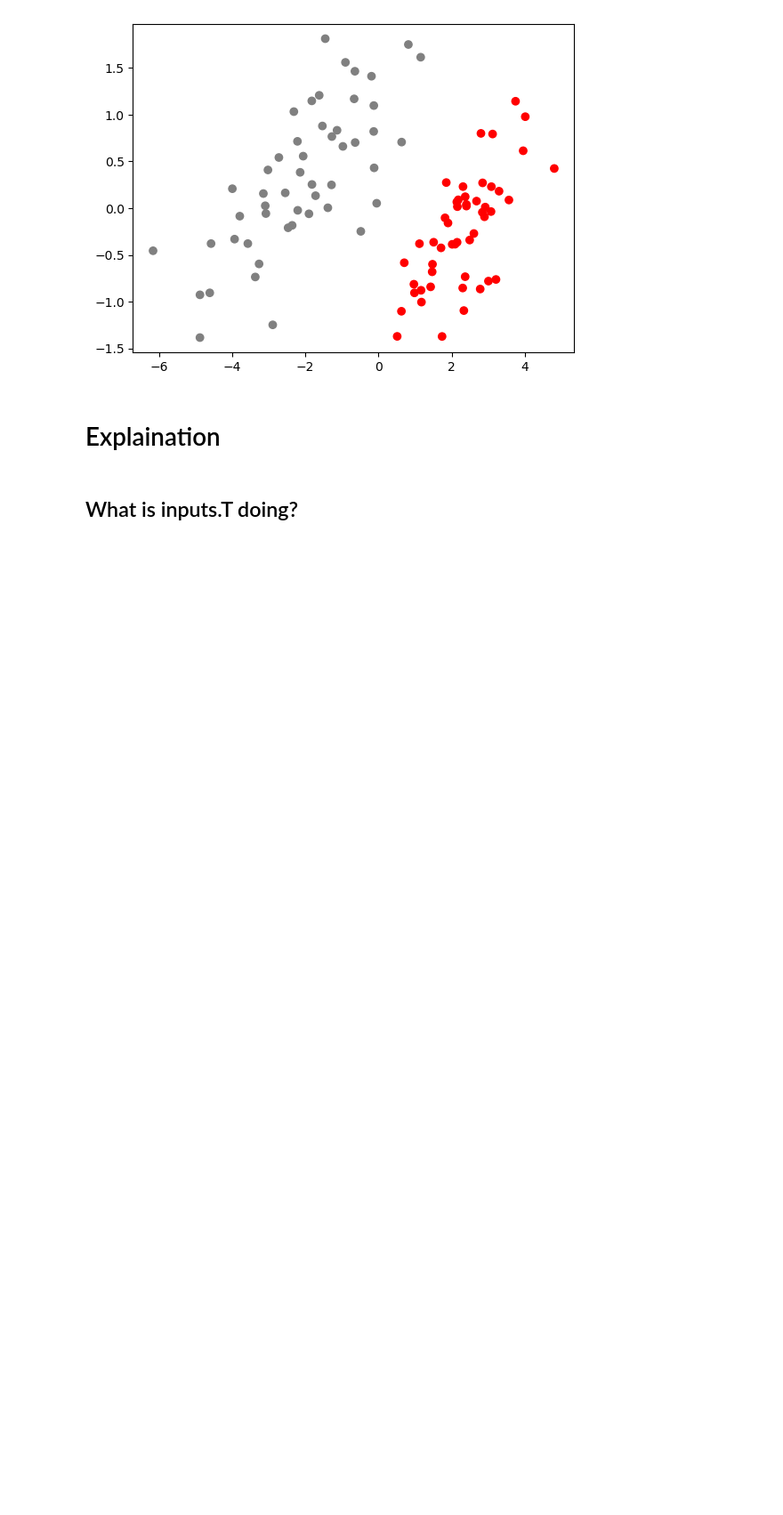
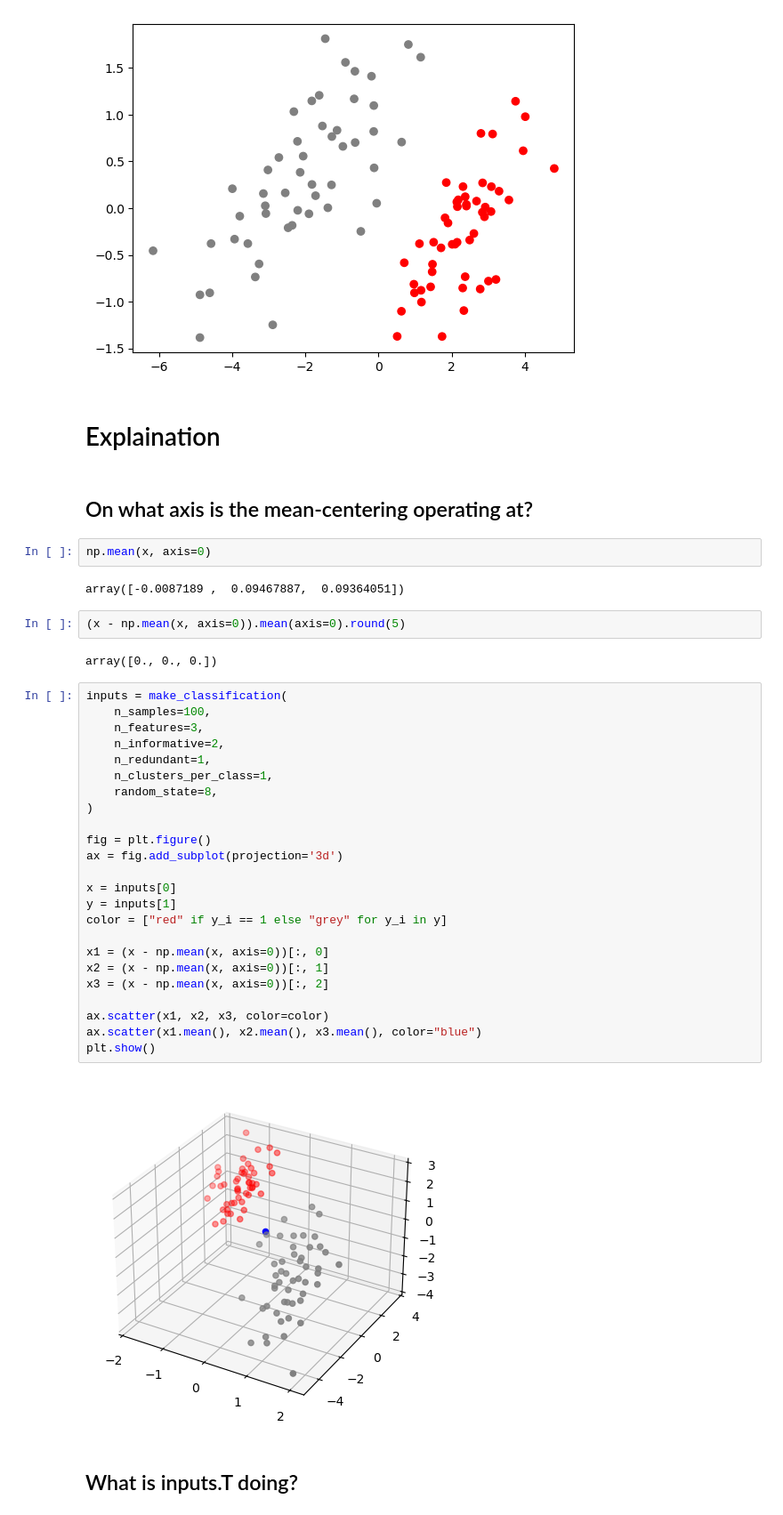
Before and after one commit to danjelito/ml-from-scratch, a Jupyter notebook: pca.ipynb, the cells around one changed output. Shown at 89% size. Cells and saved outputs as stored; diff of their text form; blank space fills up the shorter version.

```diff
--- a/pca.ipynb
+++ b/pca.ipynb
@@ -67,6 +67,42 @@ plt.show()
 [figure]
 # %% [markdown]
 # Explaination
+# %% [markdown]
+## On what axis is the mean-centering operating at?
+# %%
+np.mean(x, axis=0)
+# %% [output]
+array([-0.0087189 ,  0.09467887,  0.09364051])
+# %%
+(x - np.mean(x, axis=0)).mean(axis=0).round(5)
+# %% [output]
+array([0., 0., 0.])
+# %%
+inputs = make_classification(
+    n_samples=100,
+    n_features=3,
+    n_informative=2,
+    n_redundant=1,
+    n_clusters_per_class=1,
+    random_state=8,
+)
+
+fig = plt.figure()
+ax = fig.add_subplot(projection='3d')
+
+x = inputs[0]
+y = inputs[1]
+color = ["red" if y_i == 1 else "grey" for y_i in y]
+
+x1 = (x - np.mean(x, axis=0))[:, 0]
+x2 = (x - np.mean(x, axis=0))[:, 1]
+x3 = (x - np.mean(x, axis=0))[:, 2]
+
+ax.scatter(x1, x2, x3, color=color)
+ax.scatter(x1.mean(), x2.mean(), x3.mean(), color="blue")
+plt.show()
+# %% [output]
+[figure, added]
 # %% [markdown]
 ## What is inputs.T doing?
 # %% [markdown]
```
Also changed, not shown: parts of 1 cell of this notebook.
